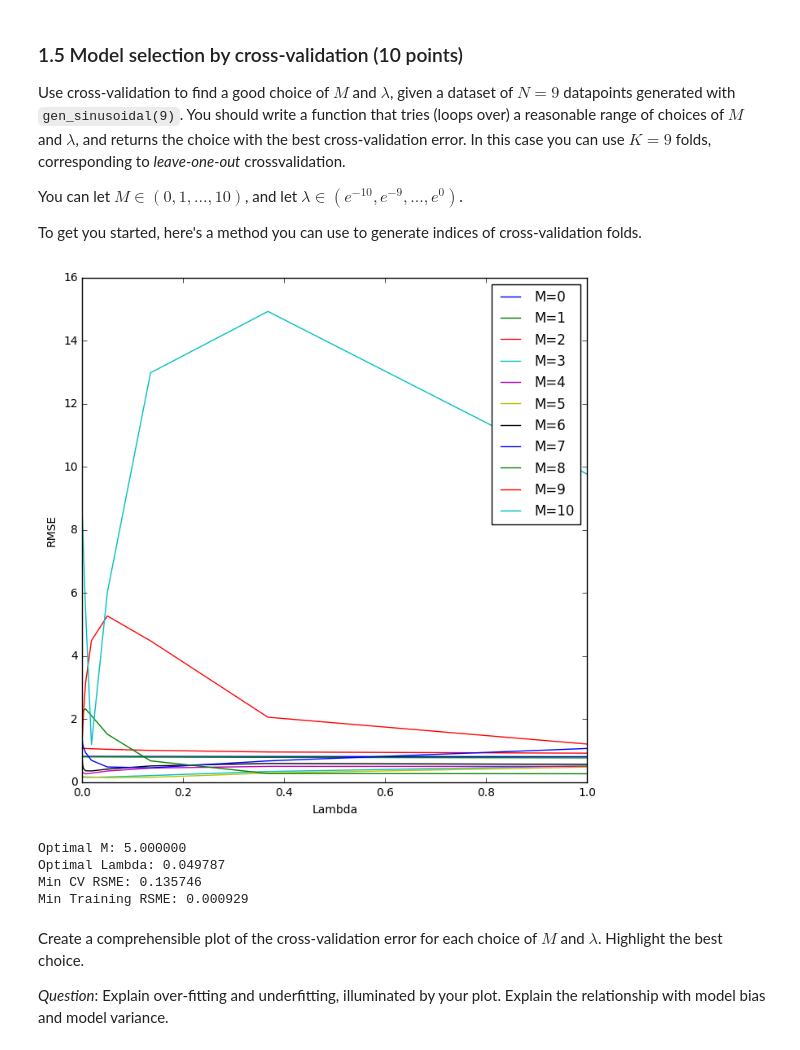
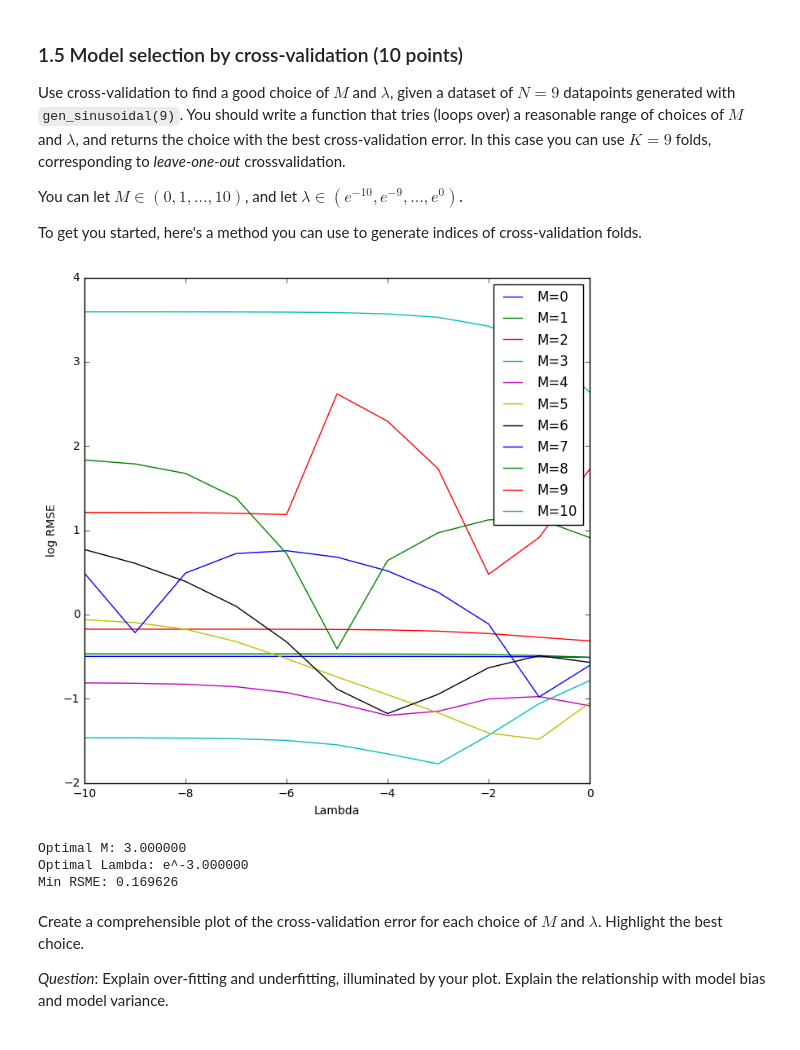
Before and after one commit to Vasileios-Charatsidis/machine_learning_1_labs, a Jupyter notebook: dana.ipynb, the cells around one changed output. Drawn from its saved outputs; the diff is of its cells as text; code cells hidden in the pictures.

```diff
--- a/dana.ipynb
+++ b/dana.ipynb
@@ -165,10 +165,11 @@ def fit_polynomial_reg(X,T,M,lamb):
     # construct design matrix
     phi = poly_design_matrix(X,M)
 
-    print()
+    #inv = compute_inverse(lamb*np.identity(phi.shape[1])+phi.T.dot(phi))
+    inv = np.linalg.pinv(lamb*np.identity(phi.shape[1])+phi.T.dot(phi))
 
     # closed solution with Gaussian noise assumption
-    return compute_inverse(lamb*np.identity(phi.shape[1]) + phi.T.dot(phi)).dot(phi.T.dot(T))
+    return inv.dot(phi.T.dot(T))
 # %% [markdown]
 
 
@@ -202,17 +203,15 @@ def rmse(T_pred,T):
     return np.sqrt(2*mse(T_pred,T)/len(T))
 
 
-# For a single configuration of lambda and M returns
-# rmse_testing, rmse_training
-def train_model(lamb, m, X_tr, T_tr, X_te, T_te):
+# Returns the CV prediction error for a single configuration of lambda and m
+def model_error(lamb, m, X_tr, T_tr, X_te, T_te):
 
     # train model on training data
     w = fit_polynomial_reg(X_tr,T_tr,m,lamb)
 
-    # Design matrix for training and testing set
-    Phi_tr = poly_design_matrix(X_tr,m)
+    # Design matrix for testing set
     Phi_te = poly_design_matrix(X_te,m)
-    return rmse(Phi_te.dot(w),T_te), rmse(Phi_tr.dot(w),T_tr)
+    return rmse(Phi_te.dot(w),T_te)
 
 
 # CV parameters
@@ -221,52 +220,45 @@ M = np.arange(0,11,1)
 Lamb = np.exp(np.arange(-10,1))
 K = 9
 
 # generate data and CV indices
 X,T = gen_sinusoidal(N)
 tr_idx,te_idx = kfold_indices(N,K)
 
 # error matrix
 # row: lambda, columns: M
-Err_cv = np.matrix(np.zeros([len(Lamb),len(M)]))
-Err_tr = np.matrix(np.zeros([len(Lamb),len(M)]))
+E = np.matrix(np.zeros([len(Lamb),len(M)]))
 
 # Run CV
 for k in range(0,K):
 
     #training set
     X_tr, T_tr = X[tr_idx[k]], T[tr_idx[k]]
 
     #testing set
     X_te, T_te = X[te_idx[k]], T[te_idx[k]]
 
-    for i in range(len(Lamb)):
-        for j in range(len(M)):
-            err_cv, err_tr = train_model(Lamb[i], M[j], X_tr, T_tr, X_te, T_te)
-            Err_cv[i,j] += err_cv/float(K)
-            Err_tr[i,j] += err_tr/float(K)
+    # add error to matrix error
+    E += np.matrix([[model_error(lamb, m, X_tr, T_tr, X_te, T_te) for m in M] for lamb in Lamb])/float(K)
 
 # plot
 fig = plt.figure()
-plt.plot(Lamb,Err_cv,'-')
+plt.plot(np.log(Lamb),np.log(E),'-')
 plt.legend(['M='+str(m) for m in M])
 plt.xlabel('Lambda')
-plt.ylabel('RMSE')
-plt.title('CV Error')
+plt.ylabel('log RMSE')
 fig.set_figheight(8)
 fig.set_figwidth(8)
 plt.show()
 
-minL_i,minM_i = np.where(Err_cv == Err_cv.min())
+minL_i,minM_i = np.where(E == E.min())
 print 'Optimal M: %f' %M[minM_i]
-print 'Optimal Lambda: %f'%Lamb[minL_i]
-print 'Min CV RSME: %f' % Err_cv.min()
-print 'Min Training RSME: %f' % Err_tr.min()
+print 'Optimal Lambda: e^%f'%log(Lamb[minL_i])
+print 'Min RSME: %f' % E.min()
 # %% [output]
-[figure, old version]
+[figure, new version]
-Optimal M: 5.000000
-Optimal Lambda: 0.049787
-Min CV RSME: 0.135746
-Min Training RSME: 0.000929
+Optimal M: 3.000000
+Optimal Lambda: e^-3.000000
+Min RSME: 0.169626
 # %% [markdown]
 Create a comprehensible plot of the cross-validation error for each choice of $M$ and $\lambda$. Highlight the best choice.
 
```
